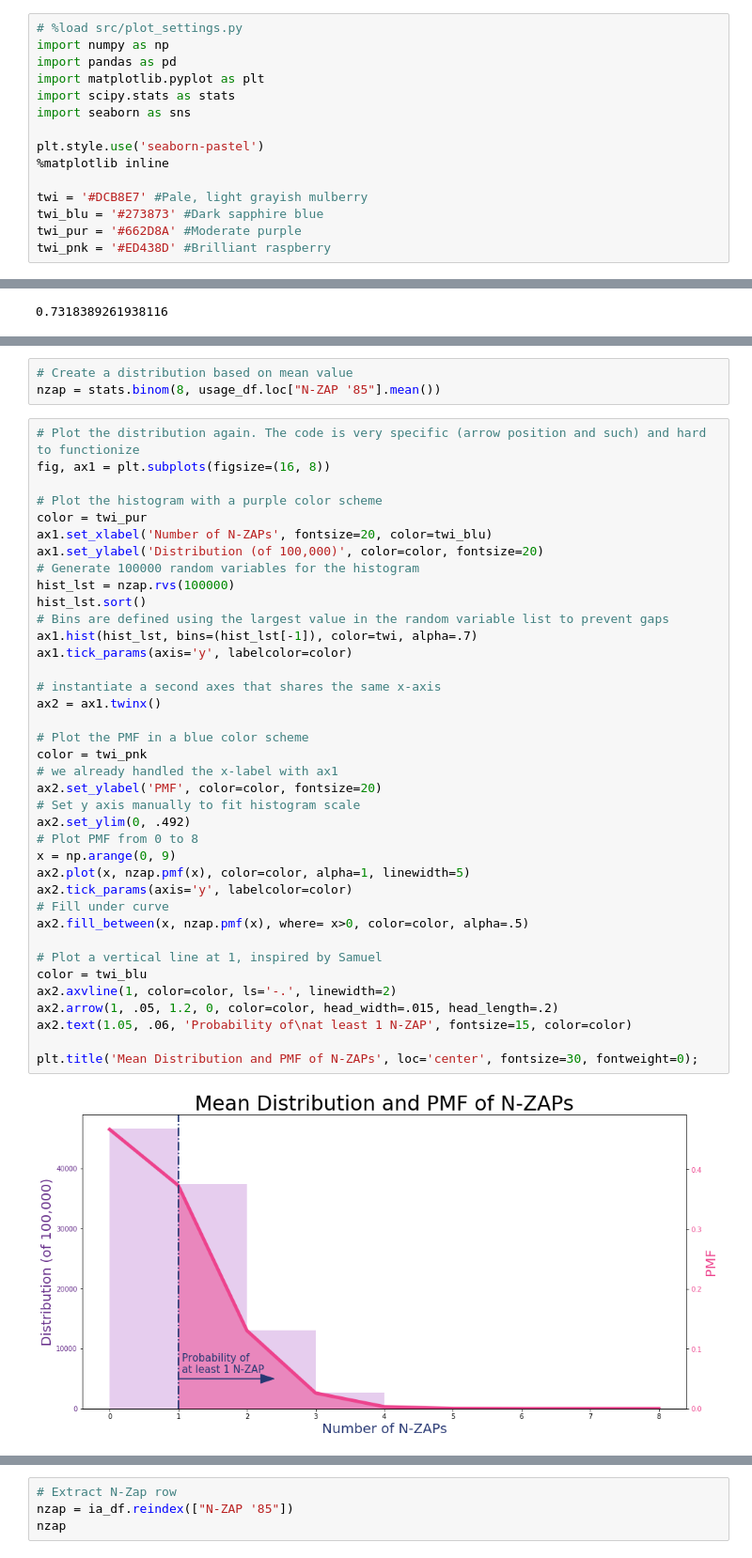
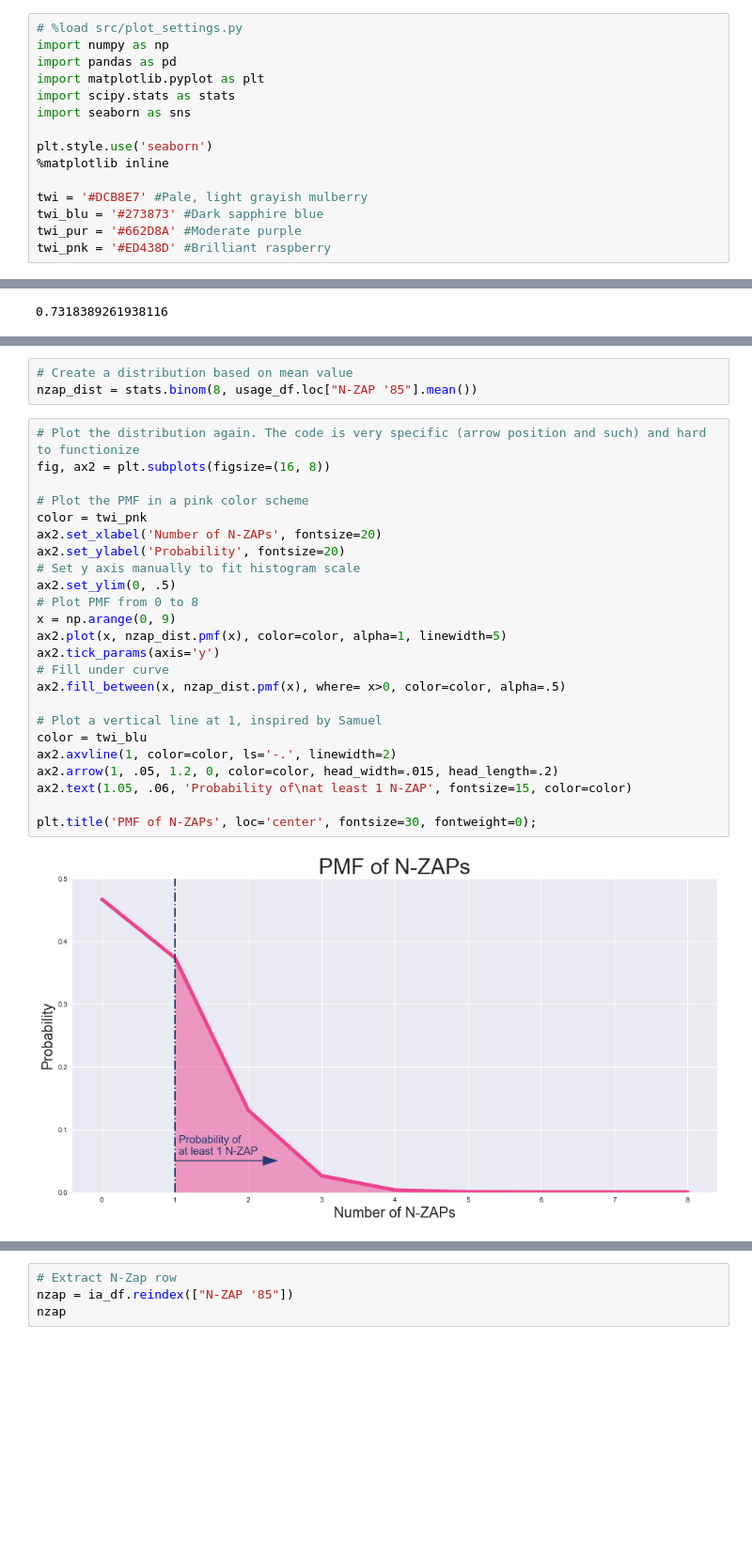
Before and after one commit to Rokushou/Splatoon2_Meta_EDA, a Jupyter notebook: EDA.ipynb, the cells around one changed output, grey strips where cells are left out. Shown at 94% size. Cells and saved outputs as stored; diff of their text form; blank space fills up the shorter version.

```diff
--- a/EDA.ipynb
+++ b/EDA.ipynb
@@ -6,7 +10,7 @@ import matplotlib.pyplot as plt
 import scipy.stats as stats
 import seaborn as sns
 
-plt.style.use('seaborn-pastel')
+plt.style.use('seaborn')
 %matplotlib inline
 
 twi = '#DCB8E7' #Pale, light grayish mulberry
@@ -228,45 +269,31 @@ There was a 73% chance to see at least one N_ZAP in every game in this time peri
 # %%
 # Create a distribution based on mean value
-nzap = stats.binom(8, usage_df.loc["N-ZAP '85"].mean())
+nzap_dist = stats.binom(8, usage_df.loc["N-ZAP '85"].mean())
 # %%
 # Plot the distribution again. The code is very specific (arrow position and such) and hard to functionize
-fig, ax1 = plt.subplots(figsize=(16, 8))
+fig, ax2 = plt.subplots(figsize=(16, 8))
 
-# Plot the histogram with a purple color scheme
-color = twi_pur
-ax1.set_xlabel('Number of N-ZAPs', fontsize=20, color=twi_blu)
-ax1.set_ylabel('Distribution (of 100,000)', color=color, fontsize=20)
-# Generate 100000 random variables for the histogram
-hist_lst = nzap.rvs(100000)
-hist_lst.sort()
-# Bins are defined using the largest value in the random variable list to prevent gaps
-ax1.hist(hist_lst, bins=(hist_lst[-1]), color=twi, alpha=.7)
-ax1.tick_params(axis='y', labelcolor=color)
-
-# instantiate a second axes that shares the same x-axis
-ax2 = ax1.twinx()
-
-# Plot the PMF in a blue color scheme
+# Plot the PMF in a pink color scheme
 color = twi_pnk
-# we already handled the x-label with ax1
-ax2.set_ylabel('PMF', color=color, fontsize=20)
+ax2.set_xlabel('Number of N-ZAPs', fontsize=20)
+ax2.set_ylabel('Probability', fontsize=20)
 # Set y axis manually to fit histogram scale
-ax2.set_ylim(0, .492)
+ax2.set_ylim(0, .5)
 # Plot PMF from 0 to 8
 x = np.arange(0, 9)
-ax2.plot(x, nzap.pmf(x), color=color, alpha=1, linewidth=5)
-ax2.tick_params(axis='y', labelcolor=color)
+ax2.plot(x, nzap_dist.pmf(x), color=color, alpha=1, linewidth=5)
+ax2.tick_params(axis='y')
 # Fill under curve
-ax2.fill_between(x, nzap.pmf(x), where= x>0, color=color, alpha=.5)
+ax2.fill_between(x, nzap_dist.pmf(x), where= x>0, color=color, alpha=.5)
 
 # Plot a vertical line at 1, inspired by Samuel
 color = twi_blu
 ax2.axvline(1, color=color, ls='-.', linewidth=2)
 ax2.arrow(1, .05, 1.2, 0, color=color, head_width=.015, head_length=.2)
 ax2.text(1.05, .06, 'Probability of\nat least 1 N-ZAP', fontsize=15, color=color)
 
-plt.title('Mean Distribution and PMF of N-ZAPs', loc='center', fontsize=30, fontweight=0);
+plt.title('PMF of N-ZAPs', loc='center', fontsize=30, fontweight=0);
 # %% [output]
-[figure, old version]
+[figure, new version]
 # %%
 # Calculate the probability of seeing at least 1 N-ZAP in a game
```
Also changed, not shown: parts of 51 cells of this notebook.
